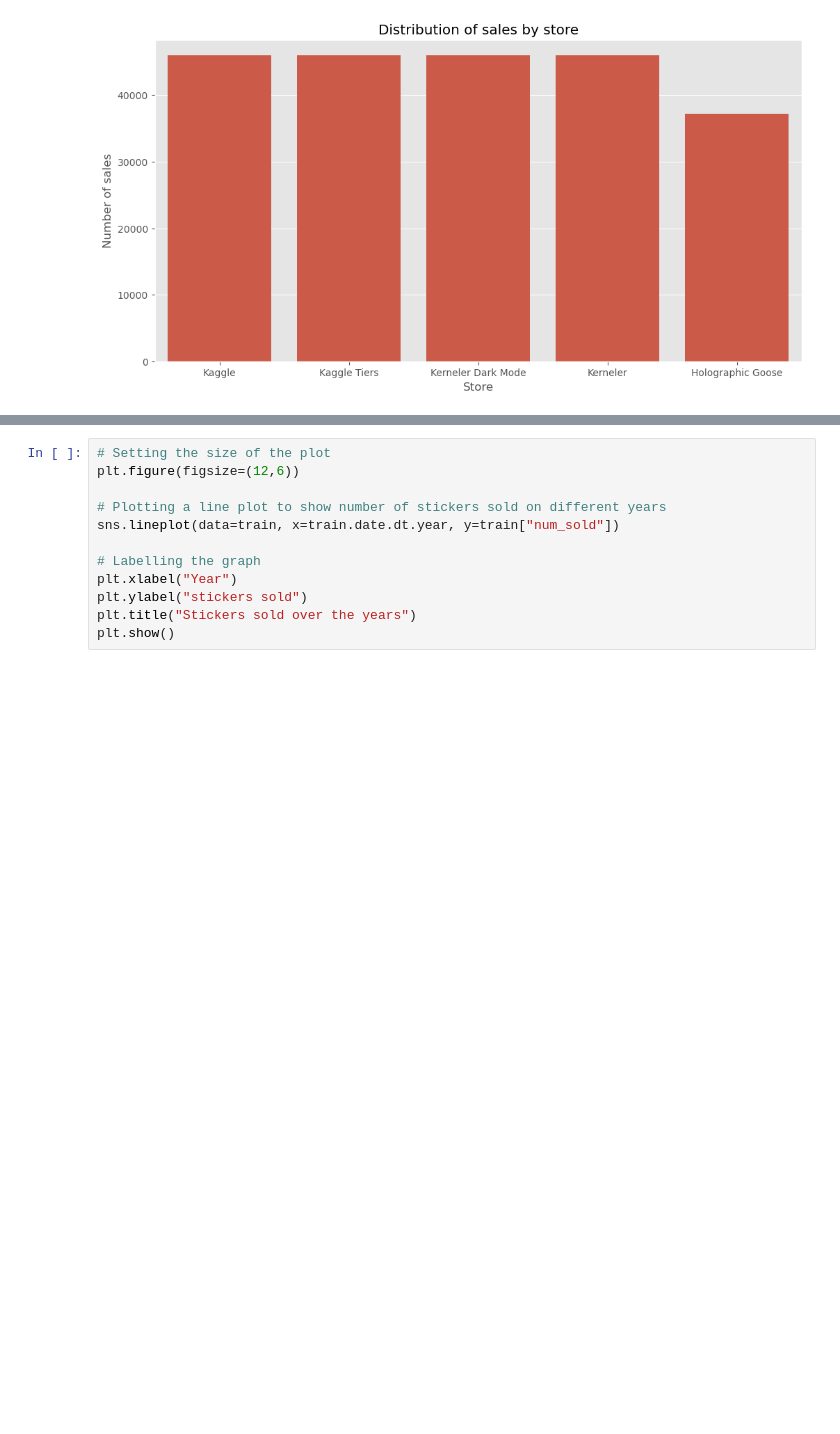
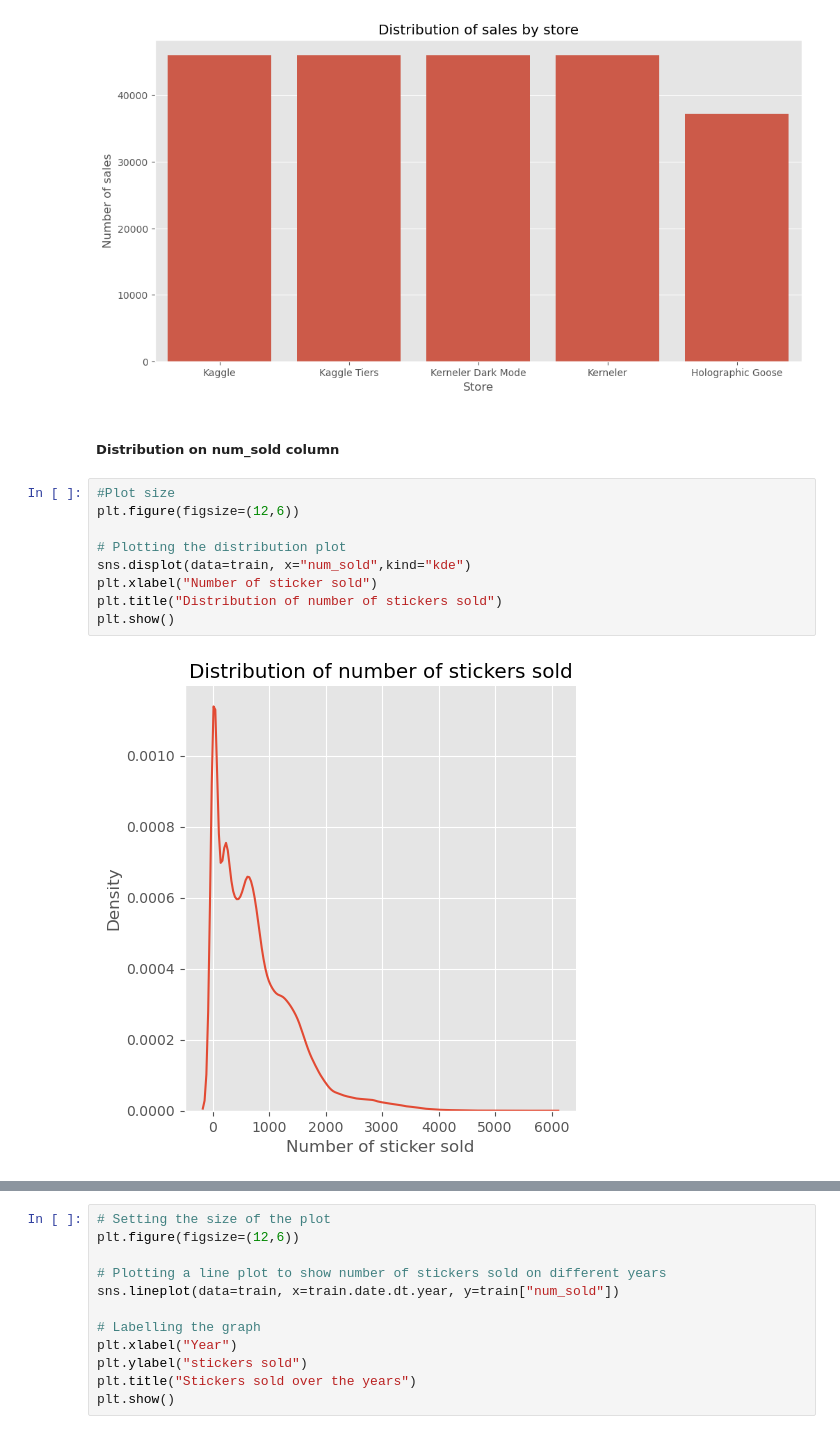
Before and after one commit to janejeshen/Forecasting-sticker-sales, a Jupyter notebook: forecasting-sticker-sales.ipynb, the cells around one changed output, grey strips where cells are left out. Drawn from its saved outputs; the diff is of its cells as text; blank space fills up the shorter version.

```diff
--- a/forecasting-sticker-sales.ipynb
+++ b/forecasting-sticker-sales.ipynb
@@ -350,6 +350,19 @@ plt.title("Distribution of sales by store")
 plt.show();
 # %% [output]
 [figure]
+# %% [markdown]
+##### Distribution on num_sold column
+# %%
+#Plot size
+plt.figure(figsize=(12,6))
+
+# Plotting the distribution plot
+sns.displot(data=train, x="num_sold",kind="kde")
+plt.xlabel("Number of sticker sold")
+plt.title("Distribution of number of stickers sold")
+plt.show()
+# %% [output]
+[figure, added]
 # %% [markdown]
 ##### Observation
 1. Sales of Kaggle stickers appear consistent across the years.
```
Also changed, not shown: parts of 11 cells of this notebook.
